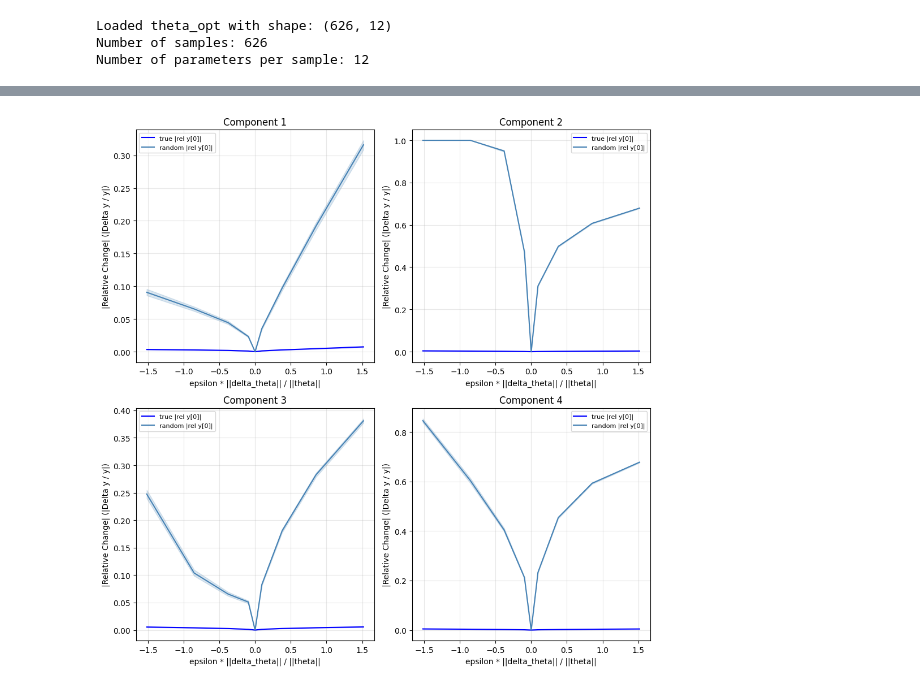
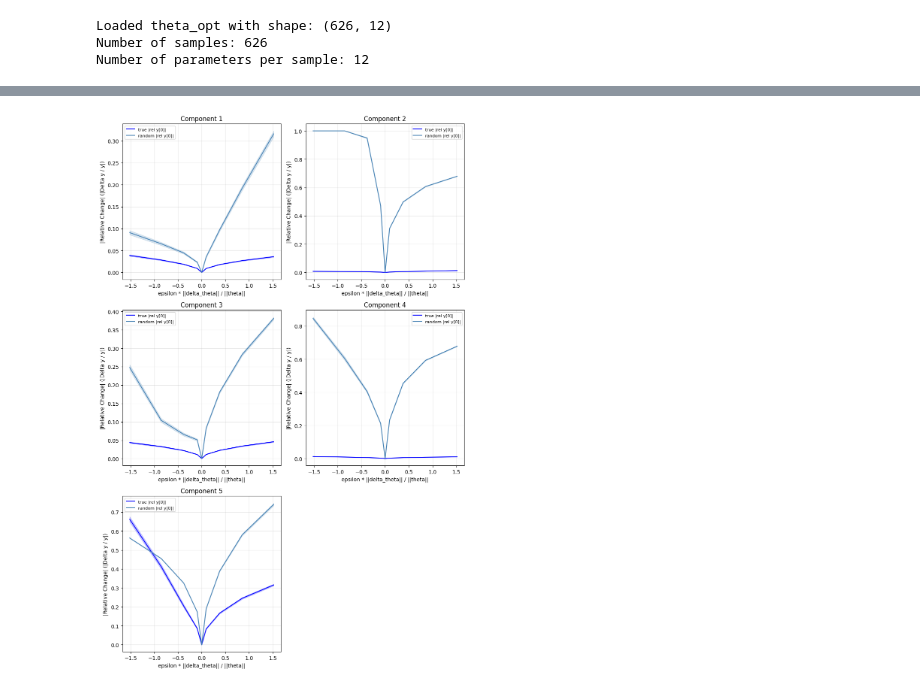
Before and after one commit to hizakim/4th_yr_project, a Jupyter notebook: TMR_after_26_3_10_step_in_delta_theta_graphs.ipynb, the cells around one changed output, grey strips where cells are left out. Cells and saved outputs as stored; diff of their text form; code cells hidden in the pictures.

```diff
--- a/TMR_after_26_3_10_step_in_delta_theta_graphs.ipynb
+++ b/TMR_after_26_3_10_step_in_delta_theta_graphs.ipynb
@@ -112,11 +114,14 @@ U4= U_aligned[3]
 U_A_sorted = np.load('reps_aligned_A.npz')['rep_A_sorted']
 U_B_aligned = np.load('reps_aligned_B.npz')['rep_B_aligned']
 
-U1 = U_A_sorted
-U2 = U_B_aligned
+# Aligned reps may be (13, k) while mitral theta has 12 weights — slice rows to match theta_opt
+n_theta = int(theta_opt.shape[1])
+U1 = np.asarray(U_A_sorted, dtype=float)[:n_theta, :]
+U2 = np.asarray(U_B_aligned, dtype=float)[:n_theta, :]
 
-U3 = np.zeros((12, 4))
-U4 = np.zeros((12, 4))
+n_comp = U1.shape[1]
+U3 = np.zeros((n_theta, n_comp))
+U4 = np.zeros((n_theta, n_comp))
 # %%
 e = np.arange(-2, 2+0.2, 0.5)
 n_samples = 626
@@ -139,8 +144,11 @@ u_labels = ['U1', 'U2', 'U3', 'U4']
 u_colors = ['blue', 'red', 'green', 'orange']
 n_components = Us[0].shape[1]
 
-fig, axes = plt.subplots(2, 2, figsize=(12, 10))
-axes = axes.flatten()
+n_rows = int(np.ceil(n_components / 2))
+fig, axes = plt.subplots(n_rows, 2, figsize=(12, 5 * n_rows))
+axes = np.atleast_1d(axes).flatten()
+for j in range(n_components, len(axes)):
+    axes[j].set_visible(False)
 
 for M, u_label, color in zip(Us, u_labels, u_colors):
     for k in range(n_components):
@@ -184,9 +192,6 @@ n_samples = 626  # Number of samples to process
 theta_opt_subset = jnp.array(theta_opt[:n_samples])
 
 key = jax.random.PRNGKey(0)
-
-fig, ax = plt.subplots(2, 2, figsize=(10, 10))
-ax = ax.flatten()
 
 def _mitral_single(theta):
     return mitral_output(theta, x, m, n_r, n_b, n_g, n_y)
@@ -200,7 +205,13 @@ y_baseline = np.array(y_baseline)  # shape (n_samples, 2)
 norm_theta_all = np.linalg.norm(theta_opt_subset, axis=1)
 mean_norm_theta = np.mean(norm_theta_all)
 
-n_components = M.shape[1]  # 4 true components
+n_components = M.shape[1]
+n_rows = int(np.ceil(n_components / 2))
+fig, ax = plt.subplots(n_rows, 2, figsize=(10, 5 * n_rows))
+ax = np.atleast_1d(ax).flatten()
+for j in range(n_components, len(ax)):
+    ax[j].set_axis_off()
+
 for k in range(n_components):
     true_dir = jnp.array(M[:, k])
     true_dir = true_dir / jnp.linalg.norm(true_dir)
@@ -208,31 +219,31 @@ for k in range(n_components):
     random_dir = jax.random.normal(subkey, (M.shape[0],))
     random_dir = random_dir / jnp.linalg.norm(random_dir)
 
     for label, direction in [('true', true_dir), ('random', random_dir)]:
         y_save = []
         for i in range(len(e)):
             theta_step = theta_opt_subset + e[i] * direction
             _, _, _, y = mitral_output_batch(theta_step)
             y_save.append(np.array(y))
         y_array = np.array(y_save)  # (len(e), n_samples, 2)
 
         theta_ratio = np.array([e[i] * (np.linalg.norm(e[i] * direction) / mean_norm_theta) for i in range(len(e))])
         y0_baseline = y_baseline[:, 0]
         rel0 = np.where(np.abs(y0_baseline) > 1e-12,
                         (y_array[:, :, 0] - y0_baseline) / y0_baseline,
                         y_array[:, :, 0] - y0_baseline)
         abs_rel0 = np.abs(rel0)
         theta_ratio_expanded = np.repeat(theta_ratio, n_samples)
 
         c0 = 'blue' if label == 'true' else 'steelblue'
         sns.lineplot(x=theta_ratio_expanded, y=abs_rel0.ravel(), ax=ax[k], color=c0, label=f'{label} |rel y[0]|', errorbar=('ci', 95))
 
     ax[k].set_xlabel('epsilon * ||delta_theta|| / ||theta||')
     ax[k].set_ylabel('|Relative Change| (|Delta y / y|)')
     ax[k].set_title(f'Component {k+1}')
     ax[k].grid(True, alpha=0.3)
     ax[k].legend(fontsize=8)
 plt.tight_layout()
 plt.show()
 # %% [output]
-[figure, old version]
+[figure, new version]
```
Also changed, not shown: parts of 2 cells of this notebook, 24 other files.
